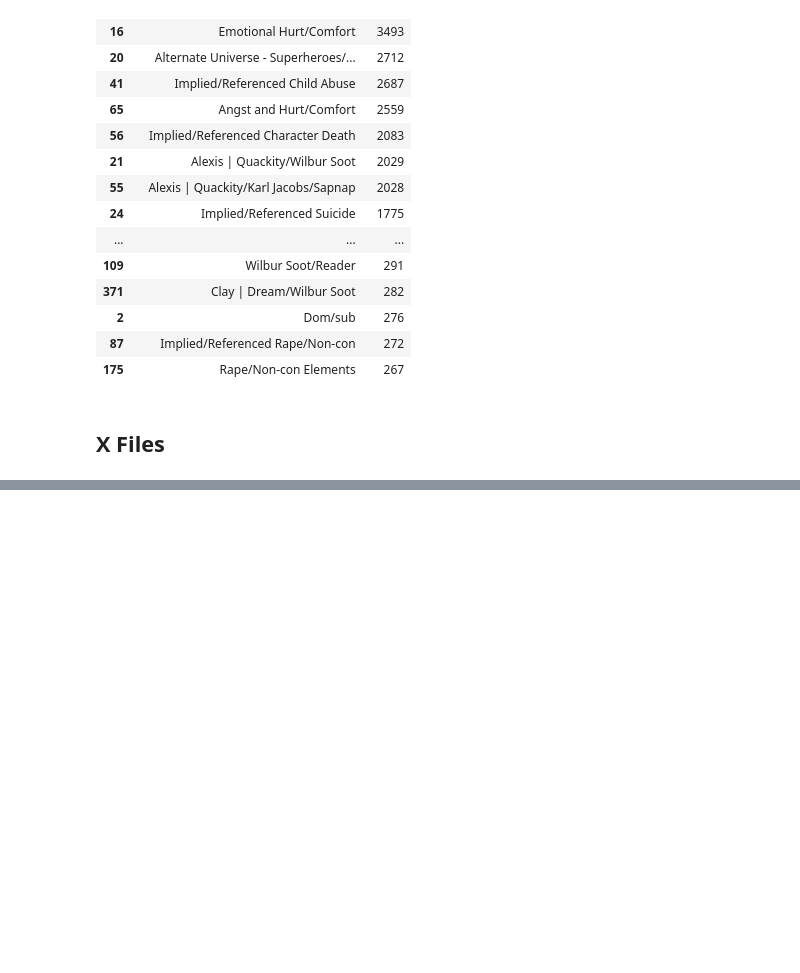
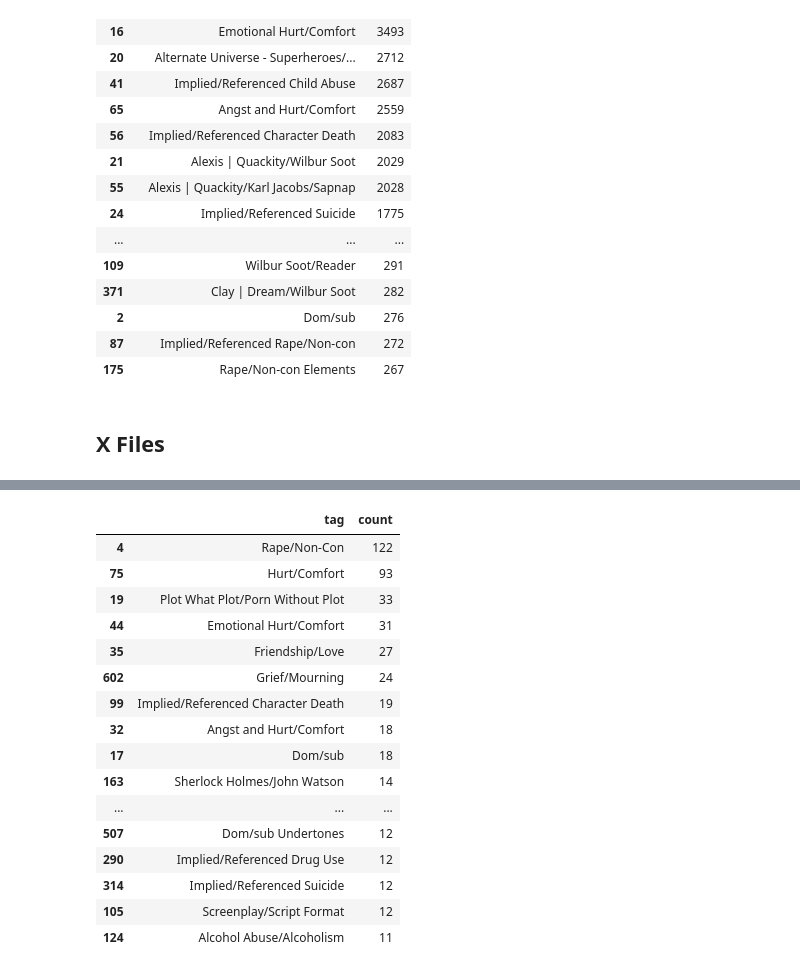
Before and after one commit to miscodisco/2027_peripheries, a Jupyter notebook: src/dev.ipynb, the cells around one changed output, grey strips where cells are left out. Cells and saved outputs as stored; diff of their text form; code cells hidden in the pictures; blank space fills up the shorter version.

```diff
--- a/src/dev.ipynb
+++ b/src/dev.ipynb
@@ -105,0 +130,26 @@ hp_slash_df.sort_values("count", ascending=False).head(50)
+# %%
+with open("../output/Small Fandoms/slash_tags_counter.json", "r") as f:
+    s_slash = json.load(f)
+# %%
+s_slash_df = pd.DataFrame.from_dict(s_slash,orient="index" ).reset_index()
+s_slash_df = s_slash_df.rename(columns={'index':'tag', 0:'count'})
+
+s_slash_df.sort_values("count", ascending=False).head(20)
+# %% [output]
+|  | tag | count |
+| 4 | Rape/Non-Con | 122 |
+| 75 | Hurt/Comfort | 93 |
+| 19 | Plot What Plot/Porn Without Plot | 33 |
+| 44 | Emotional Hurt/Comfort | 31 |
+| 35 | Friendship/Love | 27 |
+| 602 | Grief/Mourning | 24 |
+| 99 | Implied/Referenced Character Death | 19 |
+| 32 | Angst and Hurt/Comfort | 18 |
+| 17 | Dom/sub | 18 |
+| 163 | Sherlock Holmes/John Watson | 14 |
+| ... | ... | ... |
+| 507 | Dom/sub Undertones | 12 |
+| 290 | Implied/Referenced Drug Use | 12 |
+| 314 | Implied/Referenced Suicide | 12 |
+| 105 | Screenplay/Script Format | 12 |
+| 124 | Alcohol Abuse/Alcoholism | 11 |
```
Also changed, not shown: parts of 6 cells of this notebook.
